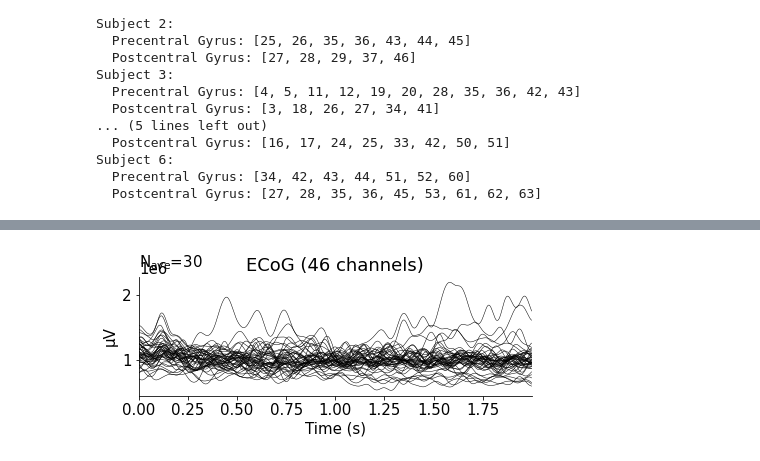
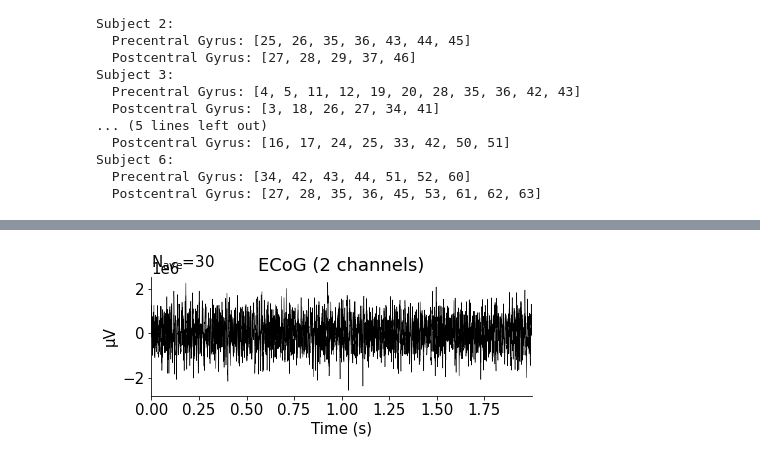
Before and after one commit to Xianhui-He/Raclette-Group-2-ECoG-Motor-Imagery, a Jupyter notebook: Motor_Imagery_Dataset_Data_Wrangling_Preprocessing_Hanif.ipynb, the cells around one changed output, grey strips where cells are left out. Saved outputs shown, nothing was run; the diff lists cells and outputs as text; code cells hidden in the pictures.

```diff
--- a/Motor_Imagery_Dataset_Data_Wrangling_Preprocessing_Hanif.ipynb
+++ b/Motor_Imagery_Dataset_Data_Wrangling_Preprocessing_Hanif.ipynb
@@ -87,8 +89,6 @@ Subject 6:
   Postcentral Gyrus: [27, 28, 35, 36, 45, 53, 61, 62, 63]
 # %%
 # Prep Stuffs
-
-#TODO: Figure out how to reshape V_epochs_combined properly to (n_stimulus, channels, 3000) for MNE
 
 # Number of Subjects
 subject_count = alldat.shape[0]
@@ -123,19 +123,12 @@ for subject in alldat:
     b, a = signal.butter(3, [50], btype='high', fs=1000)
     volt_data = signal.filtfilt(b, a, volt_data, 0)
 
-    # Compute Aprrox. Power & Detect Envelope (Using 3rd Order Butterworth, Low-pass 10Hz)
-    volt_data = np.abs(volt_data)**2
-    b, a = signal.butter(3, [10], btype='low', fs=1000)
-    volt_data = signal.filtfilt(b, a, volt_data, 0)
-
-    # Normalize Channels
-    volt_data = volt_data/volt_data.mean(0)
-
     # Extract {window} ms after Stimulus Onset for All Stimulus (~60 Total), Creating Epochs-Array
     window = 2000
     epoch_window = np.arange(0, window)
     epoch_timepoints = block['t_on'][:, np.newaxis] + epoch_window
 
+    # Transpose Data to Match NME Epochs Object Input Dimension (Credits to Xianhui)
     V_epochs_combined = volt_data[epoch_timepoints, :].transpose((0,2,1))
 
     # Separate Epochs Between Tongue & Hand
@@ -144,8 +137,8 @@ for subject in alldat:
 
     # Generate MNE Epochs Object & Append to All Subjects Tongue & Hand Epochs Array
     if index == 0:
-      tongue_epochs_real.append(mne.EpochsArray(data=V_epochs_tongue, info=block_info))
-      hand_epochs_real.append(mne.EpochsArray(data=V_epochs_hand, info=block_info))
+      tongue_epochs_real.append(mne.EpochsArray(data=V_epochs_tongue, info=block_info, verbose='WARNING'))
+      hand_epochs_real.append(mne.EpochsArray(data=V_epochs_hand, info=block_info, verbose='WARNING'))
     else:
-      tongue_epochs_imagery.append(mne.EpochsArray(data=V_epochs_tongue, info=block_info))
-      hand_epochs_imagery.append(mne.EpochsArray(data=V_epochs_hand, info=block_info))
+      tongue_epochs_imagery.append(mne.EpochsArray(data=V_epochs_tongue, info=block_info, verbose='WARNING'))
+      hand_epochs_imagery.append(mne.EpochsArray(data=V_epochs_hand, info=block_info, verbose='WARNING'))
@@ -170,6 +145,6 @@ No baseline correction applied
 # %%
 tongue = tongue_epochs_real[0].average()
-tongue.plot();
+tongue.plot(picks=(2,3));
 # %% [output]
-[figure, old version]
+[figure, new version]
 # %%
```
Also changed, not shown: parts of 3 cells of this notebook.
